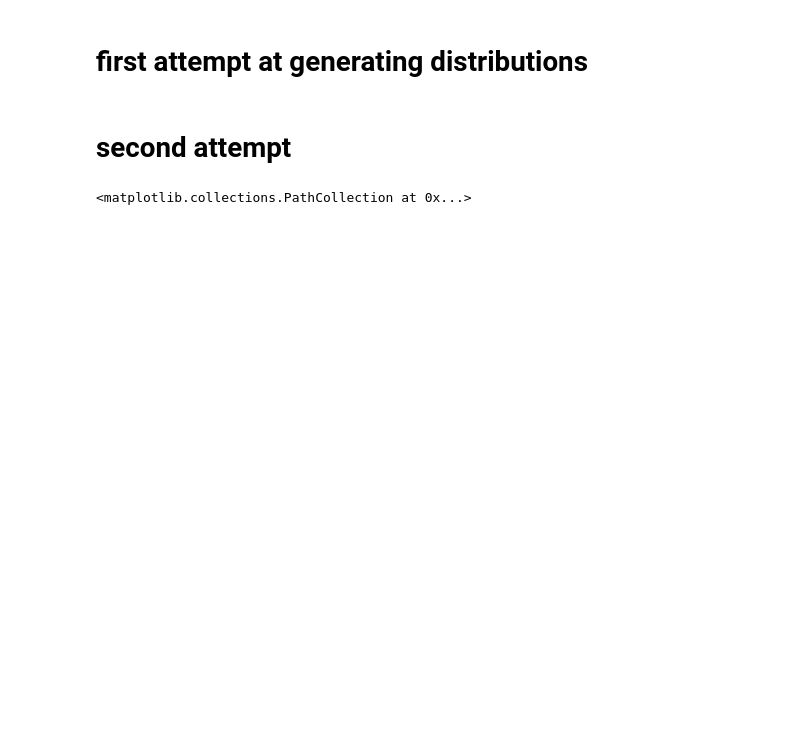
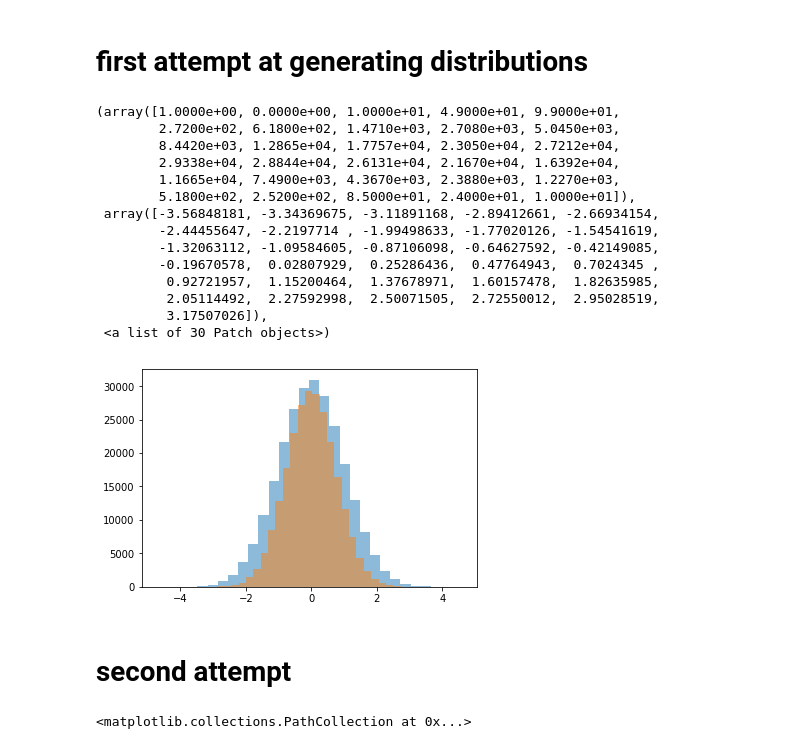
Before and after one commit to leifdenby/covariance-flux-efficiency, a Jupyter notebook: statistical sampling for testing transport efficiency influence by covariance.ipynb, the cells around one changed output. Saved outputs shown, nothing was run; the diff lists cells and outputs as text; code cells hidden in the pictures; blank space fills up the shorter version.

```diff
--- a/statistical sampling for testing transport efficiency influence by covariance.ipynb
+++ b/statistical sampling for testing transport efficiency influence by covariance.ipynb
@@ -12,8 +12,29 @@ alpha = 0.2
 # first attempt at generating distributions
 # %%
 # the below didn't work, affects the distribution of b
-#a = np.random.normal(size=(N,N))
-#b = alpha*a + (1-alpha)*np.random.normal(size=a.shape)
+a = np.random.normal(size=(N,N))
+b = alpha*a + (1-alpha)*np.random.normal(size=a.shape)
+# %%
+plt.hist(a.flatten(), bins=30, alpha=0.5)
+plt.hist(b.flatten(), bins=30, alpha=0.5)
+# I think this is where I'm going wrong, I'm trying to control the correlation
+# between a and b without effecting the distribution of b
+# %% [output]
+(array([1.0000e+00, 0.0000e+00, 1.0000e+01, 4.9000e+01, 9.9000e+01,
+        2.7200e+02, 6.1800e+02, 1.4710e+03, 2.7080e+03, 5.0450e+03,
+        8.4420e+03, 1.2865e+04, 1.7757e+04, 2.3050e+04, 2.7212e+04,
+        2.9338e+04, 2.8844e+04, 2.6131e+04, 2.1670e+04, 1.6392e+04,
+        1.1665e+04, 7.4900e+03, 4.3670e+03, 2.3880e+03, 1.2270e+03,
+        5.1800e+02, 2.5200e+02, 8.5000e+01, 2.4000e+01, 1.0000e+01]),
+ array([-3.56848181, -3.34369675, -3.11891168, -2.89412661, -2.66934154,
+        -2.44455647, -2.2197714 , -1.99498633, -1.77020126, -1.54541619,
+        -1.32063112, -1.09584605, -0.87106098, -0.64627592, -0.42149085,
+        -0.19670578,  0.02807929,  0.25286436,  0.47764943,  0.7024345 ,
+         0.92721957,  1.15200464,  1.37678971,  1.60157478,  1.82635985,
+         2.05114492,  2.27592998,  2.50071505,  2.72550012,  2.95028519,
+         3.17507026]),
+ <a list of 30 Patch objects>)
+[figure, added]
 # %% [markdown]
 # second attempt
 # %%
```
Also changed, not shown: parts of 3 cells of this notebook.
